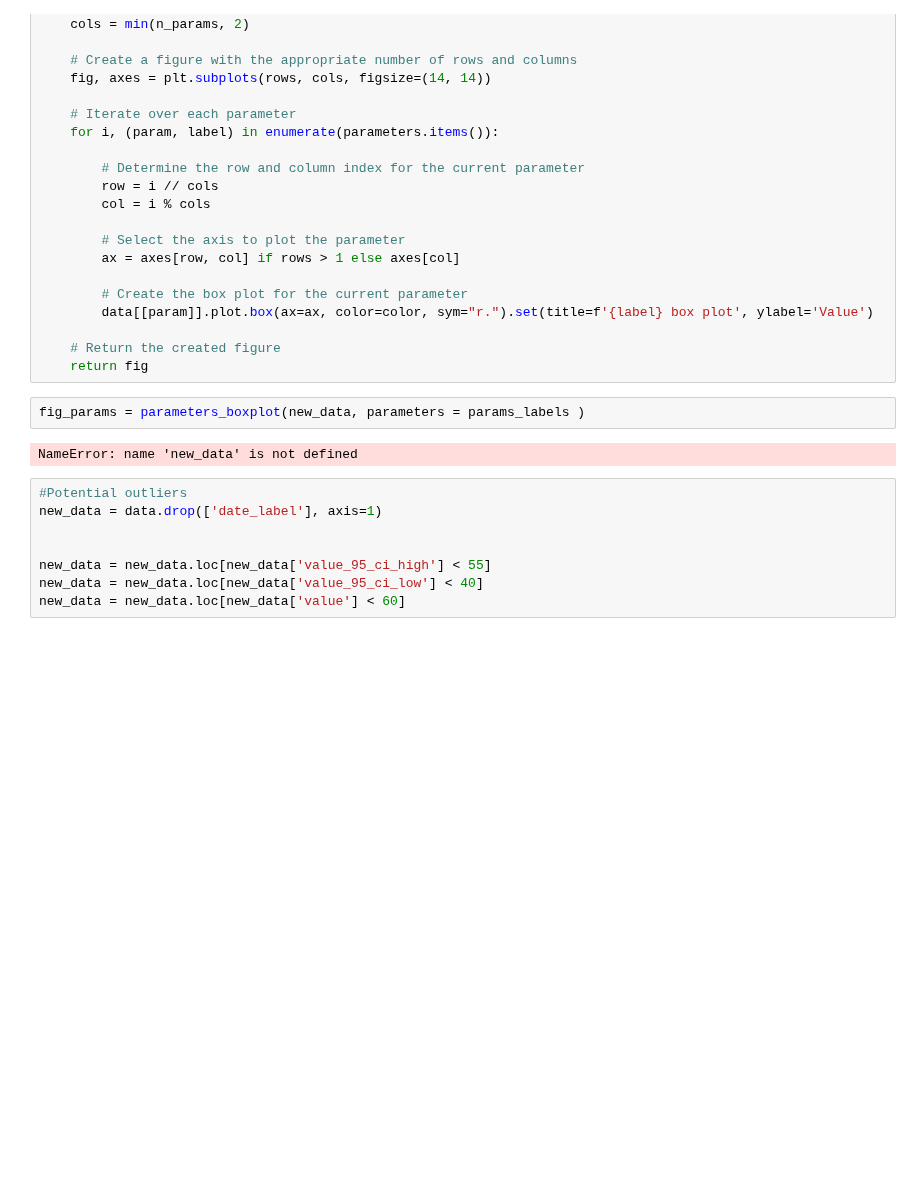
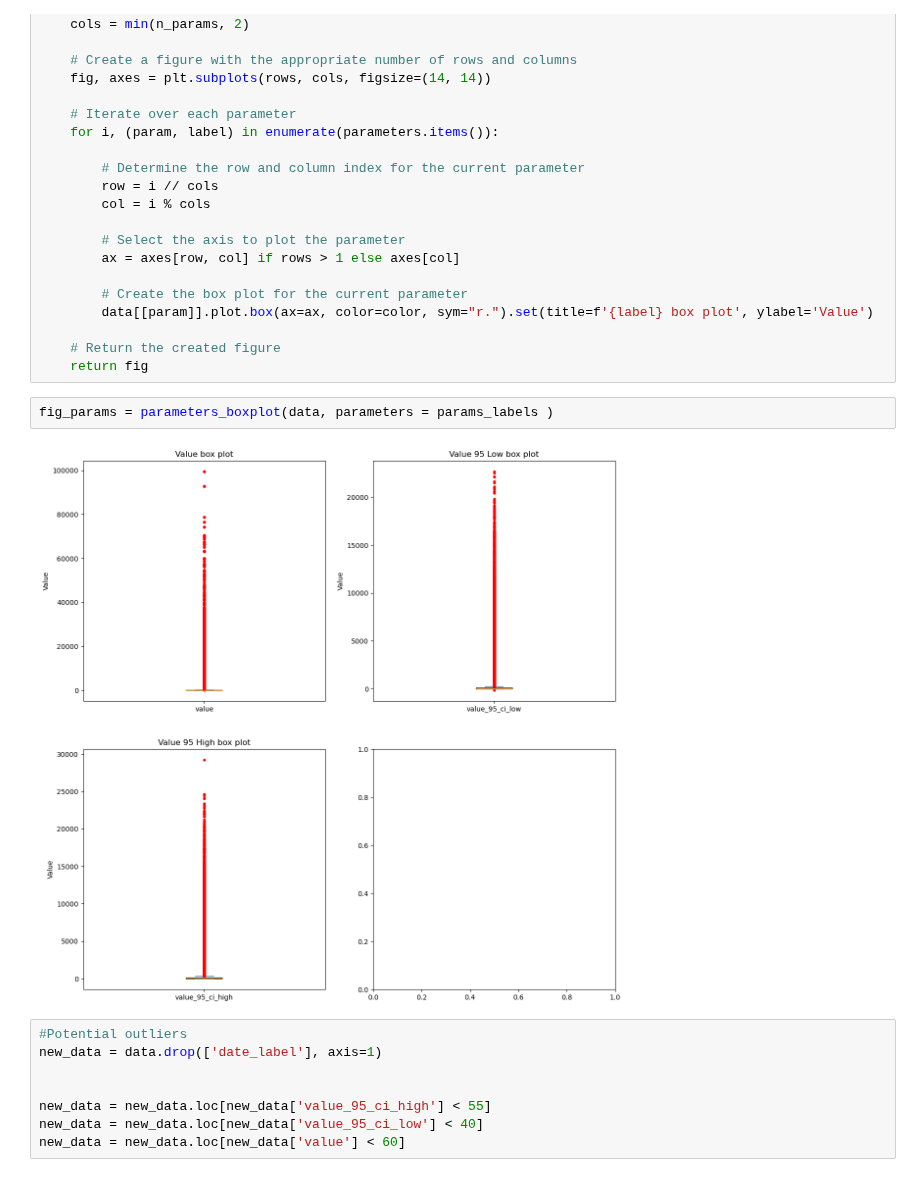
Before and after one commit to kohlerch/G4C-Project, a Jupyter notebook: Project/big-cities-health/BigCitiesHealth.ipynb, the cells around one changed output. Saved outputs shown, nothing was run; the diff lists cells and outputs as text; blank space fills up the shorter version.

Commit message:
Plot working again

```diff
--- a/Project/big-cities-health/BigCitiesHealth.ipynb
+++ b/Project/big-cities-health/BigCitiesHealth.ipynb
@@ -210,9 +210,9 @@ def parameters_boxplot(data: pd.DataFrame, parameters:params_labels):
     # Return the created figure
     return fig
 # %%
-fig_params = parameters_boxplot(new_data, parameters = params_labels )
+fig_params = parameters_boxplot(data, parameters = params_labels )
 # %% [output]
-NameError: name 'new_data' is not defined
+[figure, added]
 # %%
 #Potential outliers
 new_data = data.drop(['date_label'], axis=1)
```
